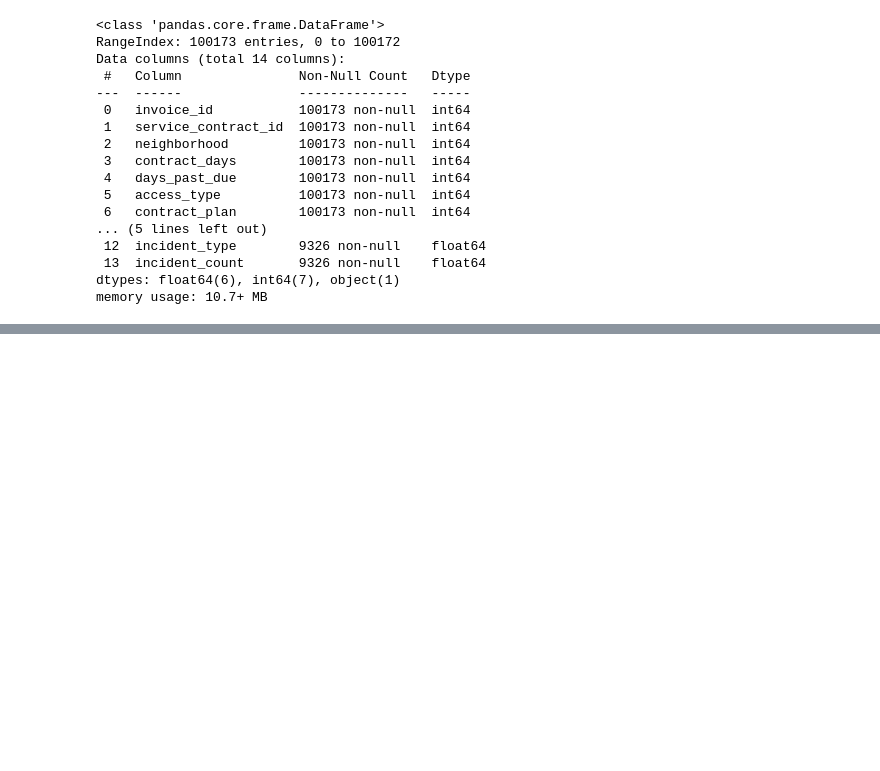
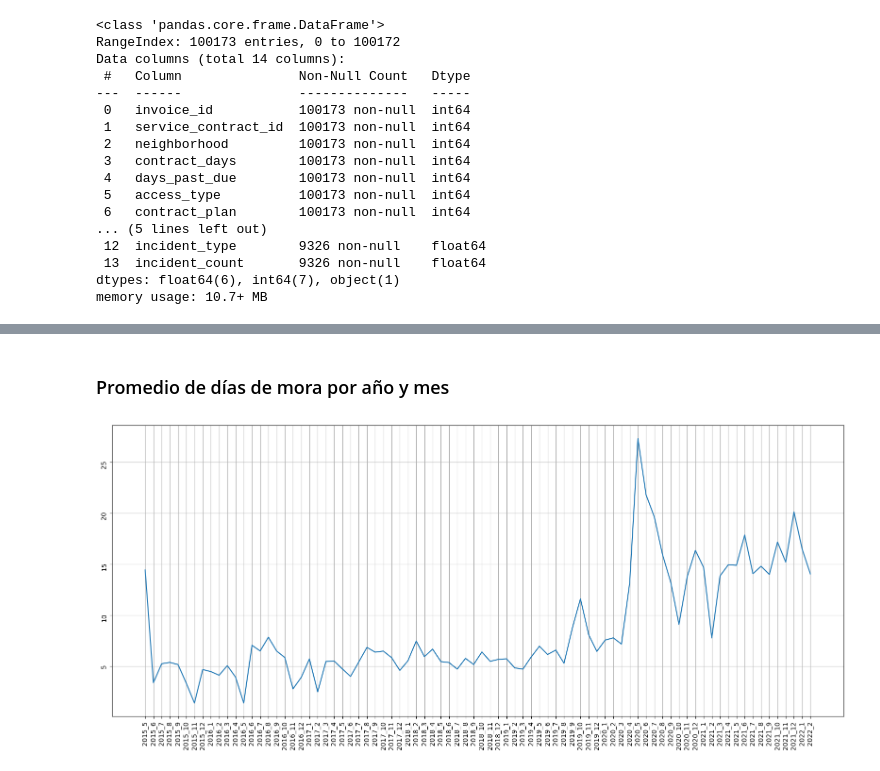
Before and after one commit to orlandoch/mora_ml, a Jupyter notebook: main.ipynb, the cells around one changed output, grey strips where cells are left out. Saved outputs shown, nothing was run; the diff lists cells and outputs as text; code cells hidden in the pictures; blank space fills up the shorter version.

```diff
--- a/main.ipynb
+++ b/main.ipynb
@@ -133,7 +133,11 @@ Diccionario del conjunto de datos.
 # %%
 import pandas as pd
 import numpy as np
+
+
+import matplotlib.cm as cm
 import matplotlib.pyplot as plt
+plt.style.use('default')
 # %%
 filename = 'data/morosidad.csv'
 originalData = pd.read_csv(filename)
@@ -221,0 +247,14 @@ data.corr()
+# %% [markdown]
+### Promedio de días de mora por año y mes
+# %%
+meanPastDue = data.groupby(['year','month'])['days_past_due'].mean().reset_index().sort_values(['year','month'])
+meanPastDue['period'] = meanPastDue['year'].map(str) + '_'+meanPastDue['month'].map(str)
+meanPastDue.index = meanPastDue['period']
+meanPastDue = meanPastDue.drop(columns=['year','month','period'])
+
+fig, ax = plt.subplots(1,1,figsize=(20,8))
+ax.plot(meanPastDue['days_past_due'])
+ax.tick_params(labelrotation=90)
+ax.grid();
+# %% [output]
+[figure, added]
```
Also changed, not shown: parts of 14 cells of this notebook.
